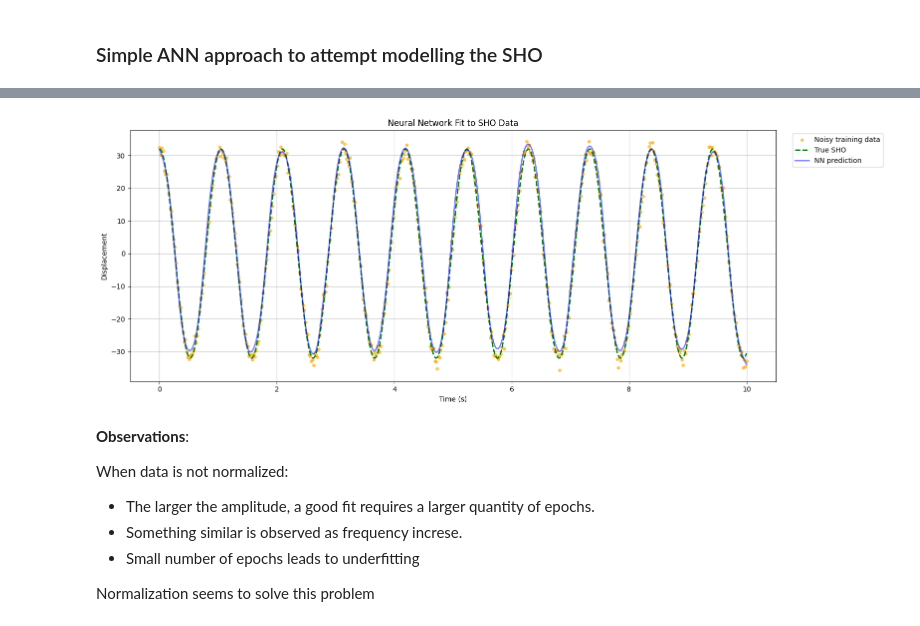
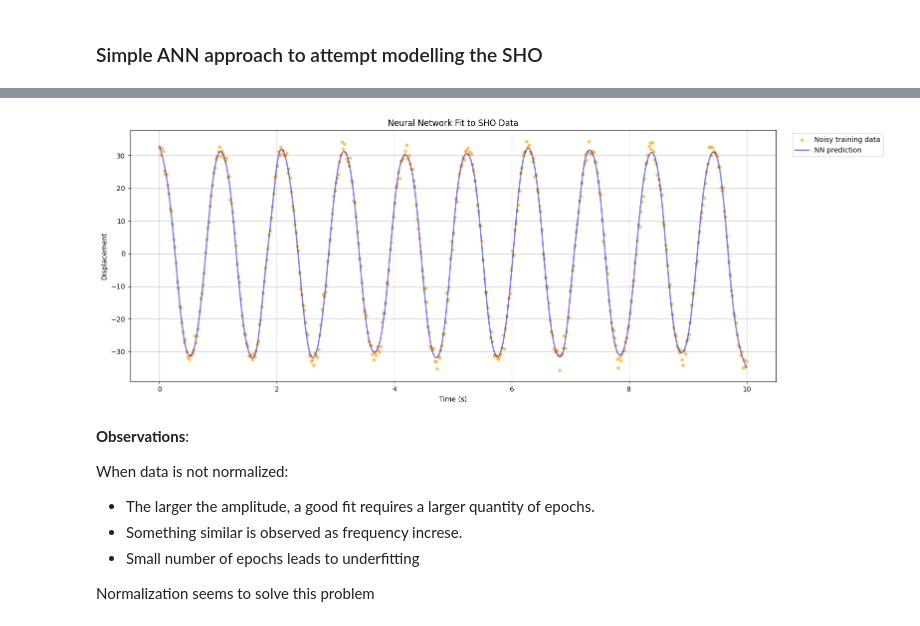
Before and after one commit to GamuceroJP/Thesis, a Jupyter notebook: PINN_examples/simple_HarmonicOsc.ipynb, the cells around one changed output, grey strips where cells are left out. Drawn from its saved outputs; the diff is of its cells as text; code cells hidden in the pictures.

```diff
--- a/PINN_examples/simple_HarmonicOsc.ipynb
+++ b/PINN_examples/simple_HarmonicOsc.ipynb
@@ -120,28 +125,27 @@ plt.show()
 # %%
 model.eval()
 with torch.no_grad():
     t_fine = np.linspace(t_start, t_end, 500)
     t_fine_tensor = torch.tensor(t_fine, dtype=torch.float32).reshape(-1, 1)
     t_fine_norm = (t_fine_tensor - t_mean) / t_std
 
     x_pred_norm = model(t_fine_norm)
     x_pred = (x_pred_norm * x_std + x_mean).numpy().flatten()  # <-- unnormalize
 
 x_true_fine = A * np.cos(omega * t_fine + phi)
 
 fig, ax = plt.subplots(figsize=(16, 6))
 ax.scatter(t, x_noisy, s=15, color="orange", alpha=0.6, label="Noisy training data")
-ax.plot(t_fine, x_true_fine, color="green", linewidth=2, alpha = 1, label="True SHO", linestyle="--")
 ax.plot(t_fine, x_pred, color="blue", linewidth=2, alpha = 0.5, label="NN prediction")
 ax.set_xlabel("Time (s)")
 ax.set_ylabel("Displacement")
 ax.set_title("Neural Network Fit to SHO Data")
 ax.legend(loc="upper left", bbox_to_anchor=(1.02, 1.0))
 plt.tight_layout()
 plt.grid(alpha=0.8)
 plt.show()
 # %% [output]
-[figure, old version]
+[figure, new version]
 # %% [markdown]
 **Observations**:
 
```
Also changed, not shown: parts of 6 cells of this notebook, 5 other files.
